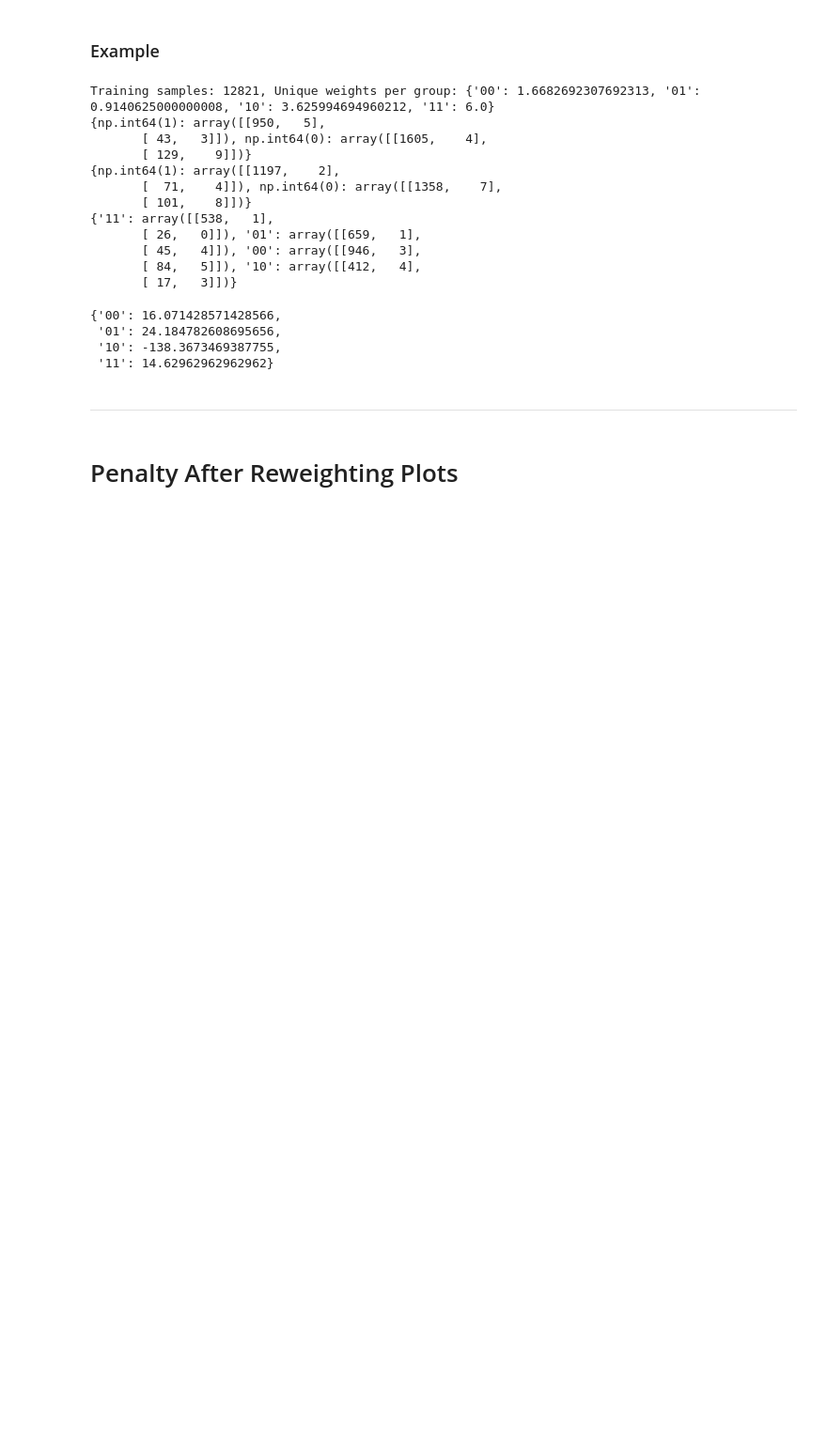
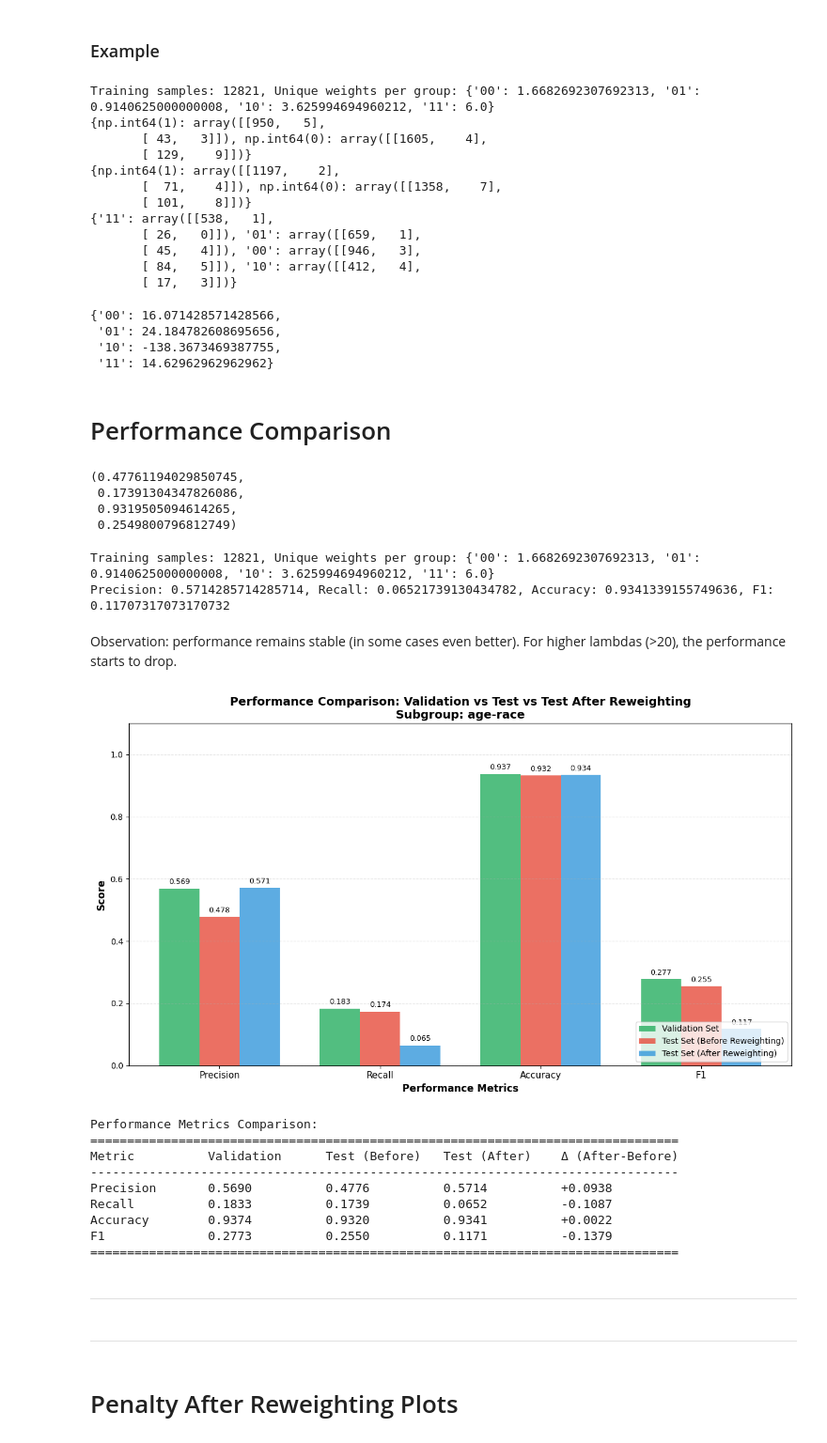
Before and after one commit to rolss/Fairness-in-data, a Jupyter notebook: Base Code/base_models/auto_experiments/results/COMPAS/output_age_race_XGB_COMPAS.ipynb, the cells around one changed output. Shown at 94% size. Drawn from its saved outputs; the diff is of its cells as text; code cells hidden in the pictures; blank space fills up the shorter version.

```diff
--- a/Base Code/base_models/auto_experiments/results/COMPAS/output_age_race_XGB_COMPAS.ipynb
+++ b/Base Code/base_models/auto_experiments/results/COMPAS/output_age_race_XGB_COMPAS.ipynb
@@ -119,6 +119,7 @@ cm_val = {}
 cm_dict_val = {}
 group_counts_val = {}
 model_baseline_val = {}
+performance_metrics_val = {}
 
 # Test set variables
 y_pred_test = {}   # Predictions on test set
@@ -127,6 +128,7 @@ cm_test = {}
 cm_dict_test = {}
 group_counts_test = {}
 model_baseline_test = {}
+performance_metrics_test = {}
 
 
 for attribute in attributes:
@@ -137,7 +139,7 @@ for attribute in attributes:
     compute_data_split(df, target_variable, attribute)
 
     # Compute MODEL PREDICTIONS for each attribute, on VALIDATION set
-    y_pred_val[attribute], cm_val[attribute], model_baseline_val[attribute] = \
+    y_pred_val[attribute], cm_val[attribute], model_baseline_val[attribute], performance_metrics_val[attribute] = \
     compute_model_predictions_with_threshold(X_train[attribute], y_train[attribute], X_val[attribute], y_val[attribute], target_variable_labels, attribute, threshold=0.3)
 
     # Compute FAIRNESS METRICS for each attribute, on VALIDATION set
@@ -147,7 +149,7 @@ for attribute in attributes:
                                     fair_metrics, dataset_path, mapping, target_variable_labels=['0','1'])
 
     # Compute MODEL PREDICTIONS for each attribute, on TEST set
-    y_pred_test[attribute], cm_test[attribute], model_baseline_test[attribute] = \
+    y_pred_test[attribute], cm_test[attribute], model_baseline_test[attribute], performance_metrics_test[attribute] = \
     compute_model_predictions_with_threshold(X_train[attribute], y_train[attribute], X_test[attribute], y_test[attribute], target_variable_labels, attribute, threshold=0.3)
 
     # Compute FAIRNESS METRICS for each attribute, on TEST set
@@ -449,6 +451,60 @@ Training samples: 12821, Unique weights per group: {'00': 1.6682692307692313, '0
  '01': 24.184782608695656,
  '10': -138.3673469387755,
  '11': 14.62962962962962}
+# %% [markdown]
+# Performance Comparison
+# %%
+def performance_after_reweighting(weights):
+    import xgboost as xgb
+
+    # Convert string combinations to numeric codes for XGBoost
+    X_train_numeric = X_train[sensible_attribute].copy()
+    X_train_numeric[sensible_attribute] = X_train_numeric[sensible_attribute].astype('category').cat.codes
+
+    X_test_numeric = X_test[sensible_attribute].copy()
+    X_test_numeric[sensible_attribute] = X_test_numeric[sensible_attribute].astype('category').cat.codes
+
+    # Train model with weights on combined attribute
+    model_reweighed = xgb.XGBClassifier(random_state=1234, eval_metric='logloss')
+    model_reweighed.fit(X_train_numeric, y_train[sensible_attribute], sample_weight=weights)
+
+    # Predict on test set
+    y_pred_test_reweighed_combined = model_reweighed.predict(X_test_numeric)
+
+    perf_metrics = performance_metrics(y_test[sensible_attribute], y_pred_test_reweighed_combined)
+
+    return perf_metrics
+# %%
+performance_metrics_test[sensible_attribute]
+# %% [output]
+(0.47761194029850745,
+ 0.17391304347826086,
+ 0.9319505094614265,
+ 0.2549800796812749)
+# %%
+weights_notsized = compute_weights_notsized(5.0, 'FPN')
+performance_metrics_after = performance_after_reweighting(weights_notsized)
+# %% [output]
+Training samples: 12821, Unique weights per group: {'00': 1.6682692307692313, '01': 0.9140625000000008, '10': 3.625994694960212, '11': 6.0}
+Precision: 0.5714285714285714, Recall: 0.06521739130434782, Accuracy: 0.9341339155749636, F1: 0.11707317073170732
+# %% [markdown]
+Observation: performance remains stable (in some cases even better). For higher lambdas (>20), the performance starts to drop.
+# %%
+# Plot performance comparison
+plot_performance_comparison(performance_metrics_val, performance_metrics_test, performance_metrics_after, sensible_attribute)
+# %% [output]
+[figure, added]
+Performance Metrics Comparison:
+================================================================================
+Metric          Validation      Test (Before)   Test (After)    Δ (After-Before)
+--------------------------------------------------------------------------------
+Precision       0.5690          0.4776          0.5714          +0.0938
+Recall          0.1833          0.1739          0.0652          -0.1087
+Accuracy        0.9374          0.9320          0.9341          +0.0022
+F1              0.2773          0.2550          0.1171          -0.1379
+================================================================================
+# %% [markdown]
+---
 # %% [markdown]
 ---
 # %% [markdown]
```
Also changed, not shown: parts of 4 cells of this notebook, 19 other files.
